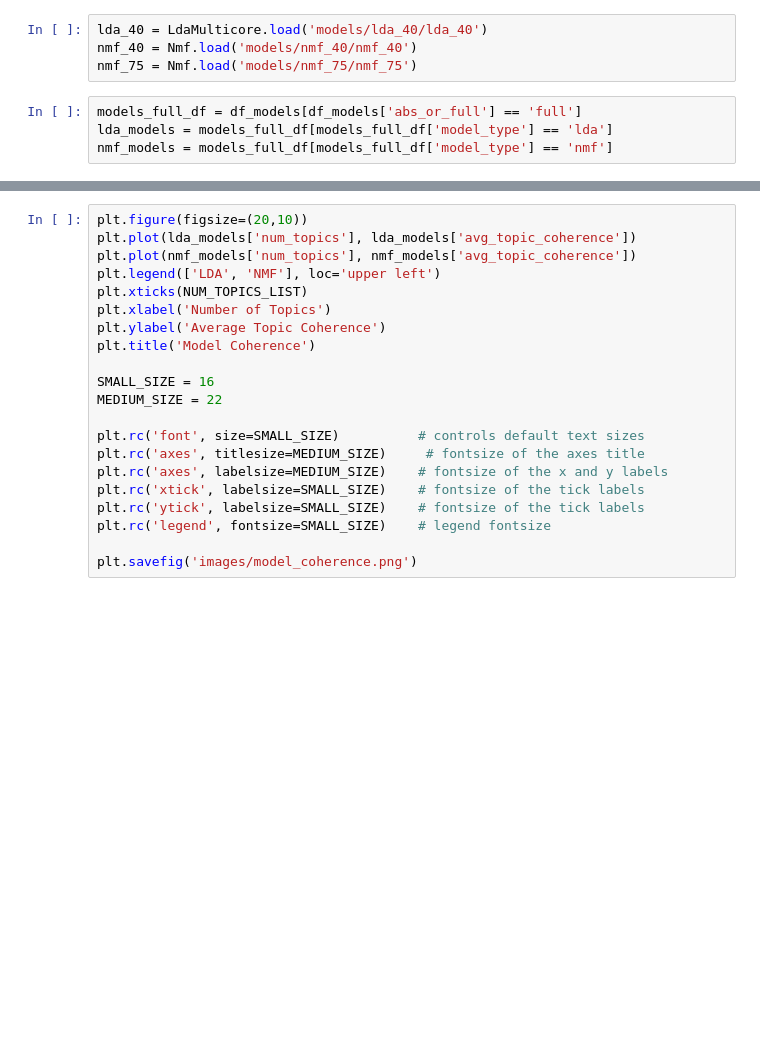
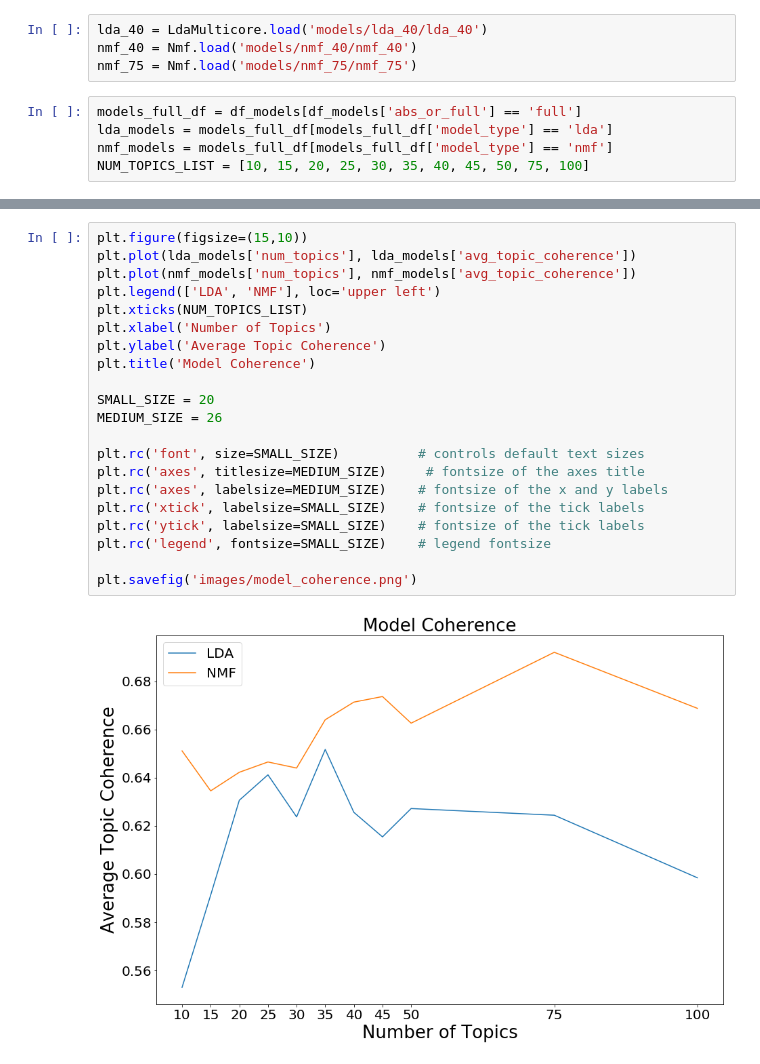
Before and after one commit to kmirijan/ML-COVID-CORD, a Jupyter notebook: Write_Up_Figures.ipynb, the cells around one changed output, grey strips where cells are left out. Cells and saved outputs as stored; diff of their text form; blank space fills up the shorter version.

```diff
--- a/Write_Up_Figures.ipynb
+++ b/Write_Up_Figures.ipynb
@@ -65,6 +66,7 @@ nmf_75 = Nmf.load('models/nmf_75/nmf_75')
 models_full_df = df_models[df_models['abs_or_full'] == 'full']
 lda_models = models_full_df[models_full_df['model_type'] == 'lda']
 nmf_models = models_full_df[models_full_df['model_type'] == 'nmf']
+NUM_TOPICS_LIST = [10, 15, 20, 25, 30, 35, 40, 45, 50, 75, 100]
 # %%
 avg_topic_coherence, rstd_atc, lda_40_topics= process_tools.get_model_stats(lda_40, 'lda', full_docs, full_dictionary, full_corpus, 40, verbose=True, get_topics=True)
 avg_topic_coherence, rstd_atc, nmf_40_topics= process_tools.get_model_stats(nmf_40, 'nmf', full_docs, full_dictionary, full_corpus, 40, verbose=True, get_topics = True)
@@ -72,21 +81,23 @@ avg_topic_coherence, rstd_atc, nmf_75_topics= process_tools.get_model_stats(nmf_
 # %%
-plt.figure(figsize=(20,10))
+plt.figure(figsize=(15,10))
 plt.plot(lda_models['num_topics'], lda_models['avg_topic_coherence'])
 plt.plot(nmf_models['num_topics'], nmf_models['avg_topic_coherence'])
 plt.legend(['LDA', 'NMF'], loc='upper left')
 plt.xticks(NUM_TOPICS_LIST)
 plt.xlabel('Number of Topics')
 plt.ylabel('Average Topic Coherence')
 plt.title('Model Coherence')
 
-SMALL_SIZE = 16
-MEDIUM_SIZE = 22
+SMALL_SIZE = 20
+MEDIUM_SIZE = 26
 
 plt.rc('font', size=SMALL_SIZE)          # controls default text sizes
 plt.rc('axes', titlesize=MEDIUM_SIZE)     # fontsize of the axes title
 plt.rc('axes', labelsize=MEDIUM_SIZE)    # fontsize of the x and y labels
 plt.rc('xtick', labelsize=SMALL_SIZE)    # fontsize of the tick labels
 plt.rc('ytick', labelsize=SMALL_SIZE)    # fontsize of the tick labels
 plt.rc('legend', fontsize=SMALL_SIZE)    # legend fontsize
 
 plt.savefig('images/model_coherence.png')
+# %% [output]
+[figure, added]
```
Also changed, not shown: parts of 3 cells of this notebook, 2 other files.
